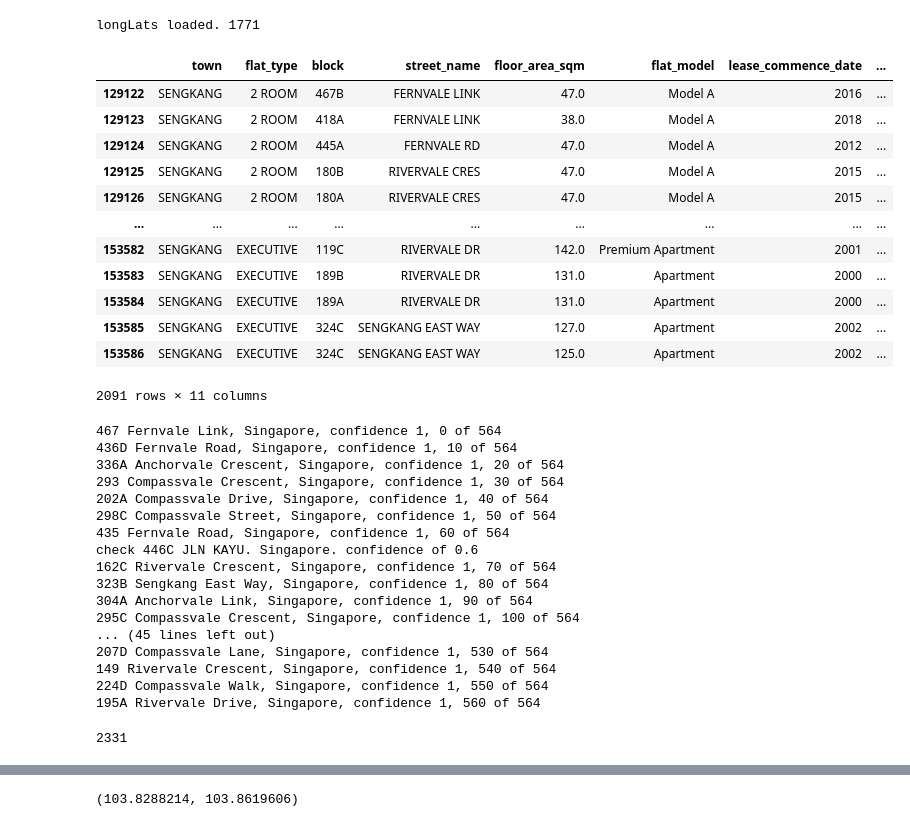
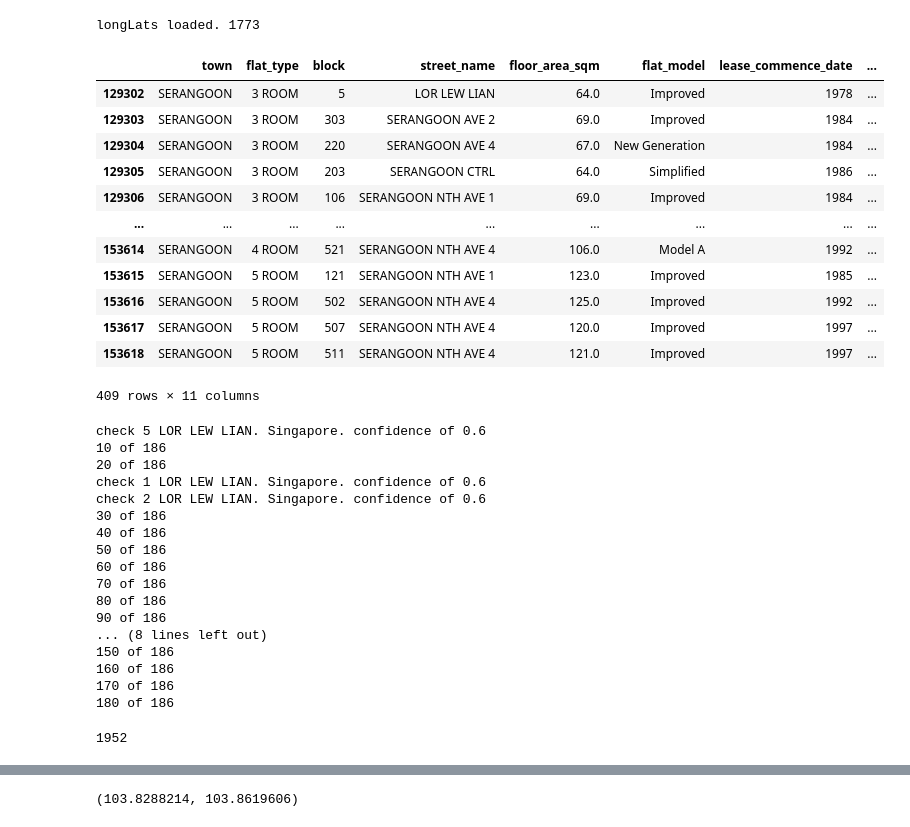
Before and after one commit to kelvinsjk/hdb-resale-price-ai, a Jupyter notebook: api-access-serangoon.ipynb, the cells around one changed output, grey strips where cells are left out. Saved outputs shown, nothing was run; the diff lists cells and outputs as text; code cells hidden in the pictures.

```diff
--- a/api-access-serangoon.ipynb
+++ b/api-access-serangoon.ipynb
@@ -19,56 +19,58 @@ def load_pkl():
   longLats = pickle.load(open('./longLat.pkl', 'rb'))
   print(f"longLats loaded. {len(longLats)}")
   return longLats
-load_pkl
+longLats = load_pkl()
 
 # clean up data: area, date, floor, price
 def load_csv():
   #return pd.read_csv('./data/Woodlands_June22_May23.csv')
   return pd.read_csv('./data/resale-flat-from-jan-2017.csv')
 floor_dict = { f'0{i*3+1} TO 0{i*3+3}' if i < 3 else f'{i*3+1} TO {i*3+3}': i*3+2  for i in range(17)  }
 def floor_cleanup(df):
   df['floor'] = df.storey_range.apply(lambda x:float(floor_dict[x]) if isinstance(x,str) else x)
   df.drop(['storey_range'], axis=1, inplace=True)
   return df
 date_dict = { f'20{17+i}-0{j+1}' if j < 9 else f'20{17+i}-{j+1}': i*12+j  for i in range(7) for j in range(12)  }
 def date_cleanup(df):
   df['date'] = df.month.apply(lambda x:float(date_dict[x]) if isinstance(x,str) else x)
   df.drop(['month'], axis=1, inplace=True)
   return df
 def load_and_cleanup():
   df = load_csv()
   df = floor_cleanup(df)
   df = date_cleanup(df)
   return df
 
 df = load_and_cleanup()
 df.describe()
 date_max = df.date.max()
-df = df[(df.town=="SENGKANG") & (df.date > date_max-12)]
+town = "Serangoon"
+df = df[(df.town==town.upper()) & (df.date > date_max-12)]
 
 from pathlib import Path
-file = Path('./data/Sengkang_June22_May23.csv')
+file = Path(f'./data/{town}_June22_May23.csv')
 df.to_csv(file,index=False)
 df
 # %% [output]
-longLats loaded. 1771
+longLats loaded. 1773
 |  | town | flat_type | block | street_name | floor_area_sqm | flat_model | lease_commence_date | ... |
-| 129122 | SENGKANG | 2 ROOM | 467B | FERNVALE LINK | 47.0 | Model A | 2016 | ... |
-| 129123 | SENGKANG | 2 ROOM | 418A | FERNVALE LINK | 38.0 | Model A | 2018 | ... |
-| 129124 | SENGKANG | 2 ROOM | 445A | FERNVALE RD | 47.0 | Model A | 2012 | ... |
-| 129125 | SENGKANG | 2 ROOM | 180B | RIVERVALE CRES | 47.0 | Model A | 2015 | ... |
-| 129126 | SENGKANG | 2 ROOM | 180A | RIVERVALE CRES | 47.0 | Model A | 2015 | ... |
+| 129302 | SERANGOON | 3 ROOM | 5 | LOR LEW LIAN | 64.0 | Improved | 1978 | ... |
+| 129303 | SERANGOON | 3 ROOM | 303 | SERANGOON AVE 2 | 69.0 | Improved | 1984 | ... |
+| 129304 | SERANGOON | 3 ROOM | 220 | SERANGOON AVE 4 | 67.0 | New Generation | 1984 | ... |
+| 129305 | SERANGOON | 3 ROOM | 203 | SERANGOON CTRL | 64.0 | Simplified | 1986 | ... |
+| 129306 | SERANGOON | 3 ROOM | 106 | SERANGOON NTH AVE 1 | 69.0 | Improved | 1984 | ... |
 | ... | ... | ... | ... | ... | ... | ... | ... | ... |
-| 153582 | SENGKANG | EXECUTIVE | 119C | RIVERVALE DR | 142.0 | Premium Apartment | 2001 | ... |
-| 153583 | SENGKANG | EXECUTIVE | 189B | RIVERVALE DR | 131.0 | Apartment | 2000 | ... |
-| 153584 | SENGKANG | EXECUTIVE | 189A | RIVERVALE DR | 131.0 | Apartment | 2000 | ... |
-| 153585 | SENGKANG | EXECUTIVE | 324C | SENGKANG EAST WAY | 127.0 | Apartment | 2002 | ... |
-| 153586 | SENGKANG | EXECUTIVE | 324C | SENGKANG EAST WAY | 125.0 | Apartment | 2002 | ... |
+| 153614 | SERANGOON | 4 ROOM | 521 | SERANGOON NTH AVE 4 | 106.0 | Model A | 1992 | ... |
+| 153615 | SERANGOON | 5 ROOM | 121 | SERANGOON NTH AVE 1 | 123.0 | Improved | 1985 | ... |
+| 153616 | SERANGOON | 5 ROOM | 502 | SERANGOON NTH AVE 4 | 125.0 | Improved | 1992 | ... |
+| 153617 | SERANGOON | 5 ROOM | 507 | SERANGOON NTH AVE 4 | 120.0 | Improved | 1997 | ... |
+| 153618 | SERANGOON | 5 ROOM | 511 | SERANGOON NTH AVE 4 | 121.0 | Improved | 1997 | ... |
-2091 rows × 11 columns
+409 rows × 11 columns
 # %%
 blk_street = df.block + ' ' + df.street_name
 
 responses = []
+count = 0
 for i,add in enumerate(blk_street.unique()):
   response = requests.get(f"{api_url}?access_key={key}&query={add}+singapore")
   responses.append(response.json())
@@ -79,25 +81,26 @@ for i,add in enumerate(blk_street.unique()):
       print(f"{i} of {len(blk_street.unique())}")
   else:
     print(f"check {add}. {first_response['label']}. confidence of {first_response['confidence']}")
+    count += 1
 
 pickle.dump(longLats, open('./longLat.pkl', 'wb'))
-len(longLats)
+print(f"{count} errors")
 # %% [output]
-467 Fernvale Link, Singapore, confidence 1, 0 of 564
-436D Fernvale Road, Singapore, confidence 1, 10 of 564
-336A Anchorvale Crescent, Singapore, confidence 1, 20 of 564
-293 Compassvale Crescent, Singapore, confidence 1, 30 of 564
-202A Compassvale Drive, Singapore, confidence 1, 40 of 564
-298C Compassvale Street, Singapore, confidence 1, 50 of 564
-435 Fernvale Road, Singapore, confidence 1, 60 of 564
-check 446C JLN KAYU. Singapore. confidence of 0.6
-162C Rivervale Crescent, Singapore, confidence 1, 70 of 564
-323B Sengkang East Way, Singapore, confidence 1, 80 of 564
-304A Anchorvale Link, Singapore, confidence 1, 90 of 564
-295C Compassvale Crescent, Singapore, confidence 1, 100 of 564
-... (45 lines left out)
-207D Compassvale Lane, Singapore, confidence 1, 530 of 564
-149 Rivervale Crescent, Singapore, confidence 1, 540 of 564
-224D Compassvale Walk, Singapore, confidence 1, 550 of 564
-195A Rivervale Drive, Singapore, confidence 1, 560 of 564
+check 5 LOR LEW LIAN. Singapore. confidence of 0.6
+10 of 186
+20 of 186
+check 1 LOR LEW LIAN. Singapore. confidence of 0.6
+check 2 LOR LEW LIAN. Singapore. confidence of 0.6
+30 of 186
+40 of 186
+50 of 186
+60 of 186
+70 of 186
+80 of 186
+90 of 186
+... (8 lines left out)
+150 of 186
+160 of 186
+170 of 186
+180 of 186
-2331
+1952
```
Also changed, not shown: parts of 18 cells of this notebook, 8 other files.
